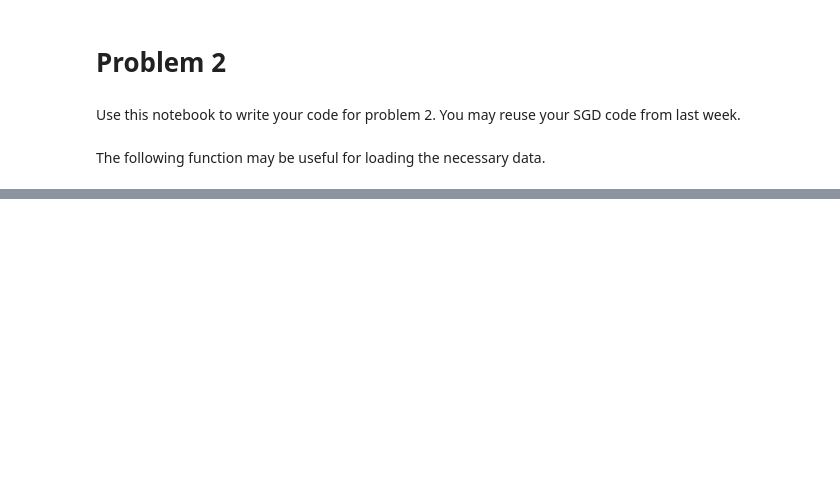
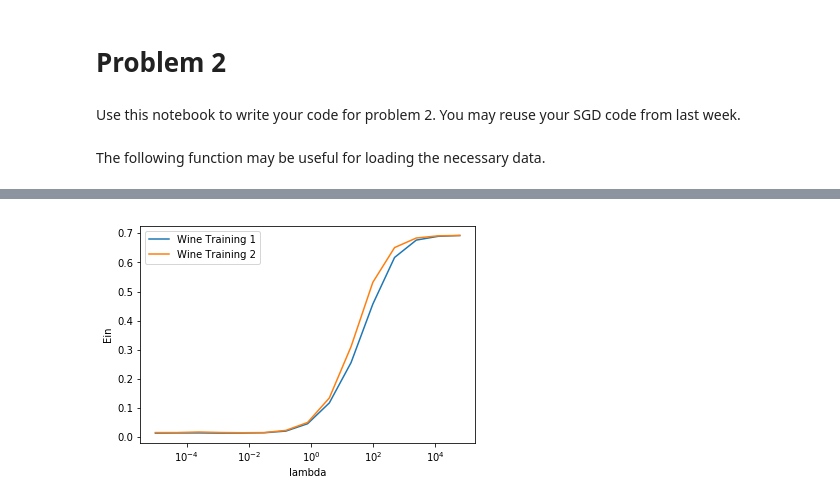
Before and after one commit to amyz7829/CS155_Set2, a Jupyter notebook: release/2_notebook.ipynb, the cells around one changed output, grey strips where cells are left out. Saved outputs shown, nothing was run; the diff lists cells and outputs as text; code cells hidden in the pictures; blank space fills up the shorter version.

```diff
--- a/release/2_notebook.ipynb
+++ b/release/2_notebook.ipynb
@@ -133,9 +155,17 @@ X_test = data_test[:, 1:]
 Y_test = data_test[:, 0]
 # %%
 # Normalization of X arrays
-X1 = normalize(X1)
-X2 = normalize(X2)
-X_test = normalize(X_test)
+X1, means1, stds1 = normalize(X1)
+X1 = add_bias(X1)
+
+X2, means2, stds2 = normalize(X2)
+X2 = add_bias(X2)
+
+X_test1 = normalize_2(X_test, means1, stds1)
+X_test1 = add_bias(X_test1)
+
+X_test2 = normalize_2(X_test, means2, stds2)
+X_test2 = add_bias(X_test2)
 # %%
 Ein_1 = []
 Ein_2 = []
@@ -147,13 +177,17 @@ l2_norm_1 = []
 l2_norm_2 = []
 
 for i in range(0, 15):
-    start_w = random_w(13)
-    W1, ein1 = SGD(X1, Y1, start_w, 5 * np.exp(-4), lambdas[i], 20000)
-    W2, ein2 = SGD(X2, Y2, start_w, 5 * np.exp(-4), lambdas[i], 20000)
-    eout1 = loss(X_test, Y_test, W1)
-    eout2 = loss(X_test, Y_test, W2)
+    print(i)
+    start_w = random_w(14)
+    W1, ein1 = SGD(X1, Y1, start_w, 5 * 10 ** -4, lambdas[i], 2000)
+    W2, ein2 = SGD(X2, Y2, start_w, 5 * 10 ** -4, lambdas[i], 2000)
+    eout1 = loss(X_test1, Y_test, W1)
+    eout2 = loss(X_test2, Y_test, W2)
     Ein_1.append(ein1)
     Ein_2.append(ein2)
 
     Eout_1.append(eout1)
-    Eout_1.append(eout2)
+    Eout_2.append(eout2)
+
+    l2_norm_1.append(np.linalg.norm(W1))
+    l2_norm_2.append(np.linalg.norm(W2))
@@ -159,0 +210,12 @@ for i in range(0, 15):
+# %%
+# Print wine training 1 ein
+plt.figure()
+plt.plot(lambdas, Ein_1)
+plt.plot(lambdas, Ein_2)
+plt.legend(["Wine Training 1", "Wine Training 2"])
+plt.xscale('log')
+plt.xlabel('lambda')
+plt.ylabel('Ein')
+plt.show()
+# %% [output]
+[figure, added]
```
Also changed, not shown: parts of 4 cells of this notebook, 4 other files.
